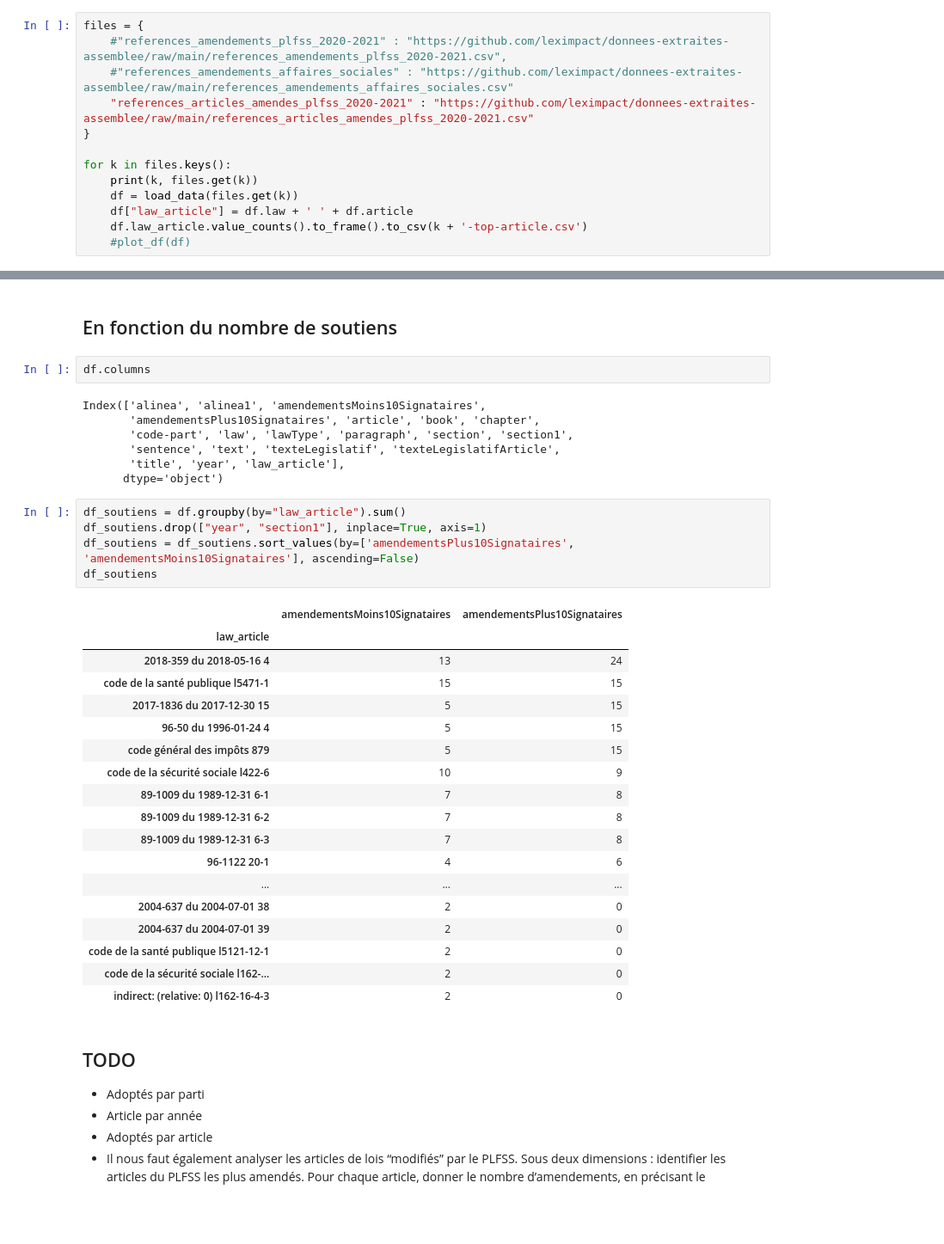
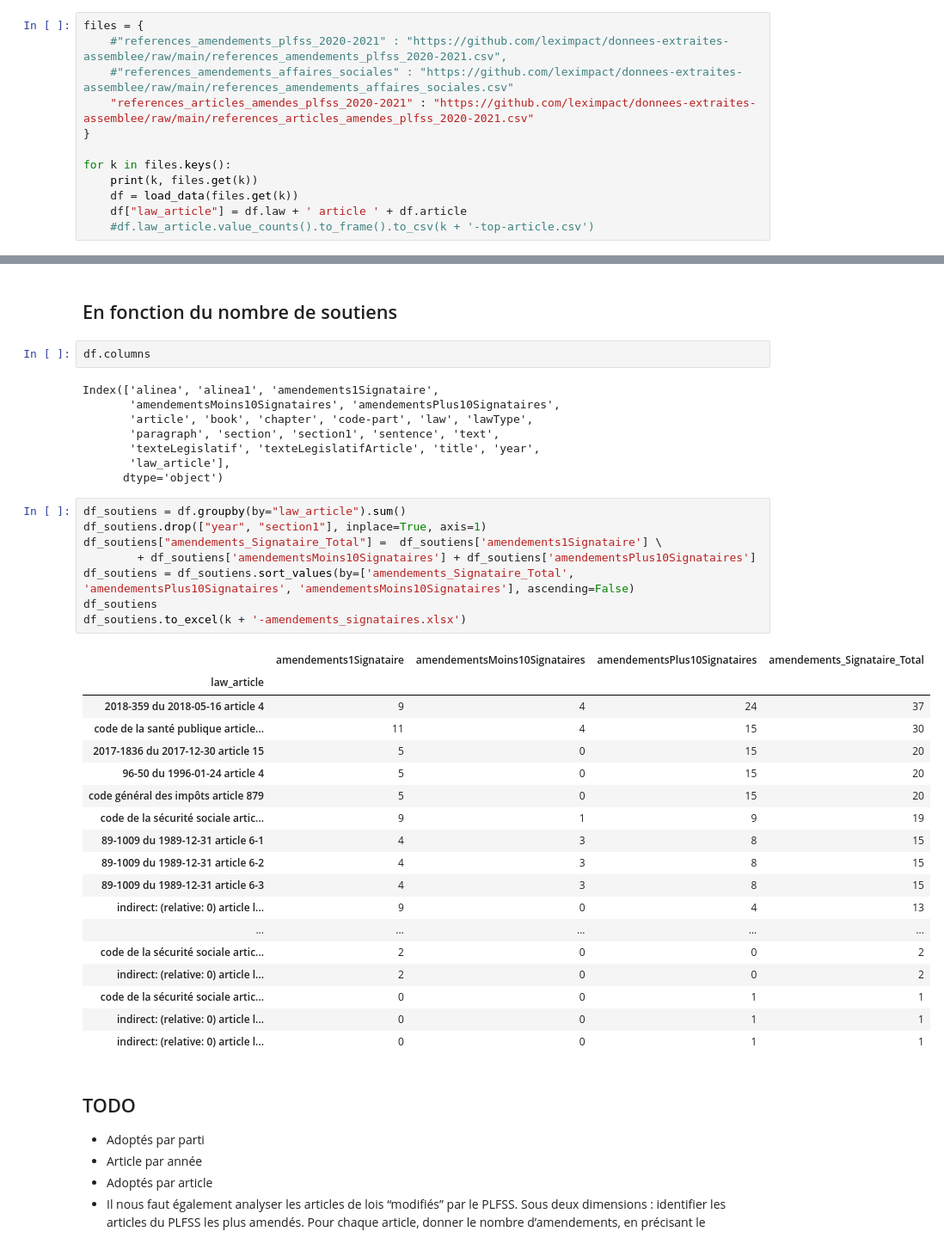
Before and after one commit to leximpact/etudes-amendements, a Jupyter notebook: notebook/eda_ref_amendements.ipynb, the cells around one changed output, grey strips where cells are left out. Shown at 86% size. Cells and saved outputs as stored; diff of their text form; blank space fills up the shorter version.

Commit message:
Export to Excel

```diff
--- a/notebook/eda_ref_amendements.ipynb
+++ b/notebook/eda_ref_amendements.ipynb
@@ -39,9 +40,8 @@ files = {
 for k in files.keys():
     print(k, files.get(k))
     df = load_data(files.get(k))
-    df["law_article"] = df.law + ' ' + df.article
-    df.law_article.value_counts().to_frame().to_csv(k + '-top-article.csv')
-    #plot_df(df)
+    df["law_article"] = df.law + ' article ' + df.article
+    #df.law_article.value_counts().to_frame().to_csv(k + '-top-article.csv')
 # %% [output]
 references_articles_amendes_plfss_2020-2021 https://github.com/leximpact/donnees-extraites-assemblee/raw/main/references_articles_amendes_plfss_2020-2021.csv
 # %% [markdown]
@@ -202,36 +205,40 @@ for y in df.year.unique():
 # %%
 df.columns
 # %% [output]
-Index(['alinea', 'alinea1', 'amendementsMoins10Signataires',
-       'amendementsPlus10Signataires', 'article', 'book', 'chapter',
-       'code-part', 'law', 'lawType', 'paragraph', 'section', 'section1',
-       'sentence', 'text', 'texteLegislatif', 'texteLegislatifArticle',
-       'title', 'year', 'law_article'],
+Index(['alinea', 'alinea1', 'amendements1Signataire',
+       'amendementsMoins10Signataires', 'amendementsPlus10Signataires',
+       'article', 'book', 'chapter', 'code-part', 'law', 'lawType',
+       'paragraph', 'section', 'section1', 'sentence', 'text',
+       'texteLegislatif', 'texteLegislatifArticle', 'title', 'year',
+       'law_article'],
       dtype='object')
 # %%
 df_soutiens = df.groupby(by="law_article").sum()
 df_soutiens.drop(["year", "section1"], inplace=True, axis=1)
-df_soutiens = df_soutiens.sort_values(by=['amendementsPlus10Signataires', 'amendementsMoins10Signataires'], ascending=False)
+df_soutiens["amendements_Signataire_Total"] =  df_soutiens['amendements1Signataire'] \
+        + df_soutiens['amendementsMoins10Signataires'] + df_soutiens['amendementsPlus10Signataires']
+df_soutiens = df_soutiens.sort_values(by=['amendements_Signataire_Total', 'amendementsPlus10Signataires', 'amendementsMoins10Signataires'], ascending=False)
 df_soutiens
+df_soutiens.to_excel(k + '-amendements_signataires.xlsx')
 # %% [output]
-|  | amendementsMoins10Signataires | amendementsPlus10Signataires |
-| law_article |  |  |
-| 2018-359 du 2018-05-16 4 | 13 | 24 |
-| code de la santé publique l5471-1 | 15 | 15 |
-| 2017-1836 du 2017-12-30 15 | 5 | 15 |
-| 96-50 du 1996-01-24 4 | 5 | 15 |
-| code général des impôts 879 | 5 | 15 |
-| code de la sécurité sociale l422-6 | 10 | 9 |
-| 89-1009 du 1989-12-31 6-1 | 7 | 8 |
-| 89-1009 du 1989-12-31 6-2 | 7 | 8 |
-| 89-1009 du 1989-12-31 6-3 | 7 | 8 |
-| 96-1122 20-1 | 4 | 6 |
-| ... | ... | ... |
-| 2004-637 du 2004-07-01 38 | 2 | 0 |
-| 2004-637 du 2004-07-01 39 | 2 | 0 |
-| code de la santé publique l5121-12-1 | 2 | 0 |
-| code de la sécurité sociale l162-... | 2 | 0 |
-| indirect: (relative: 0) l162-16-4-3 | 2 | 0 |
+|  | amendements1Signataire | amendementsMoins10Signataires | amendementsPlus10Signataires | amendements_Signataire_Total |
+| law_article |  |  |  |  |
+| 2018-359 du 2018-05-16 article 4 | 9 | 4 | 24 | 37 |
+| code de la santé publique article... | 11 | 4 | 15 | 30 |
+| 2017-1836 du 2017-12-30 article 15 | 5 | 0 | 15 | 20 |
+| 96-50 du 1996-01-24 article 4 | 5 | 0 | 15 | 20 |
+| code général des impôts article 879 | 5 | 0 | 15 | 20 |
+| code de la sécurité sociale artic... | 9 | 1 | 9 | 19 |
+| 89-1009 du 1989-12-31 article 6-1 | 4 | 3 | 8 | 15 |
+| 89-1009 du 1989-12-31 article 6-2 | 4 | 3 | 8 | 15 |
+| 89-1009 du 1989-12-31 article 6-3 | 4 | 3 | 8 | 15 |
+| indirect: (relative: 0) article l... | 9 | 0 | 4 | 13 |
+| ... | ... | ... | ... | ... |
+| code de la sécurité sociale artic... | 2 | 0 | 0 | 2 |
+| indirect: (relative: 0) article l... | 2 | 0 | 0 | 2 |
+| code de la sécurité sociale artic... | 0 | 0 | 1 | 1 |
+| indirect: (relative: 0) article l... | 0 | 0 | 1 | 1 |
+| indirect: (relative: 0) article l... | 0 | 0 | 1 | 1 |
 # %% [markdown]
 ## TODO
 
```
Also changed, not shown: parts of 4 cells of this notebook, 3 other files.
